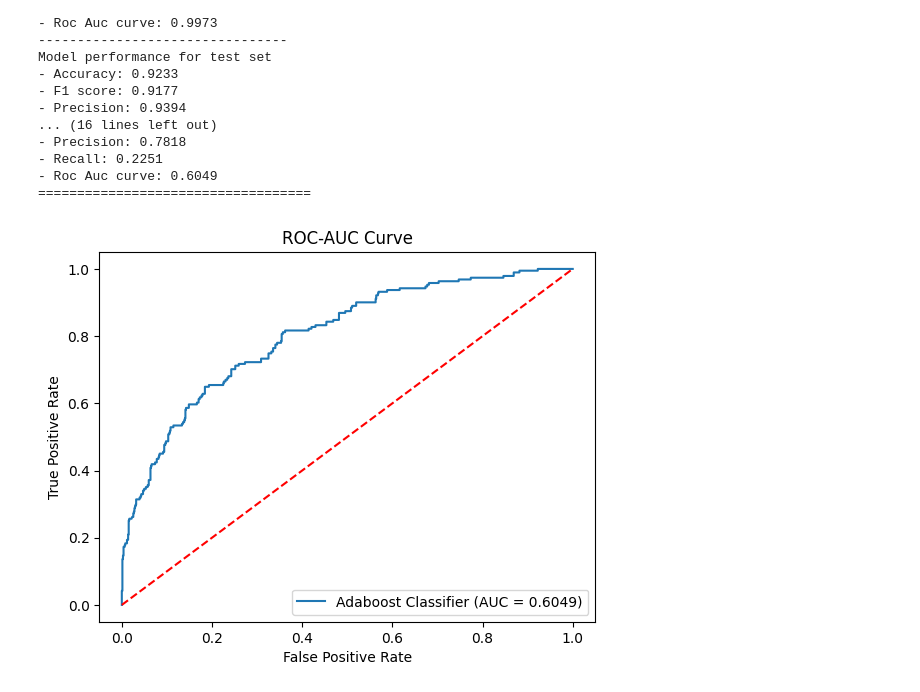
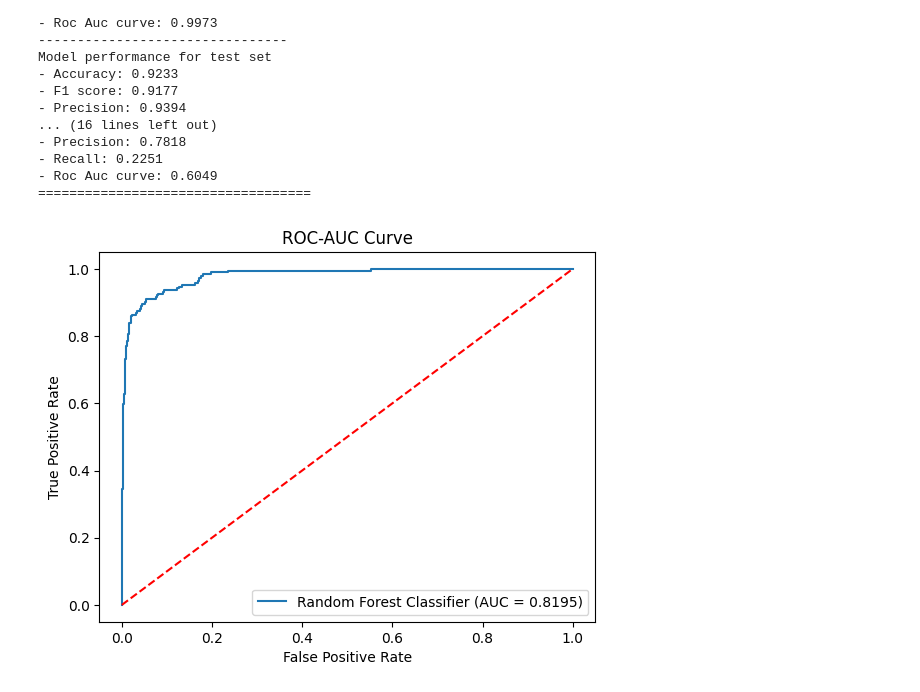
Before and after one commit to BinalPatel29/Udemy, a Jupyter notebook: Random forest/classification_implementation.ipynb, the cells around one changed output. Drawn from its saved outputs; the diff is of its cells as text; code cells hidden in the pictures.

Commit message:
classifier

```diff
--- a/Random forest/classification_implementation.ipynb
+++ b/Random forest/classification_implementation.ipynb
@@ -535,7 +535,7 @@ Model performance for test set
 - Roc Auc curve: 0.6049
 ===================================
 # %%
-## plot roc auc curve
+## plot roc auc curve  (Random forest classifer)
 import matplotlib.pyplot as plt
 from sklearn.ensemble import RandomForestClassifier
 from sklearn.metrics import roc_curve
@@ -544,37 +544,42 @@ plt.figure()
 
 auc_models = [
     {
-        'label': 'Adaboost Classifier',
-        'model': AdaBoostClassifier(n_estimators=80, learning_rate=1),
-        'auc': 0.6049
+        'label': 'Random Forest Classifier',
+        'model': RandomForestClassifier(
+            n_estimators=200,
+            min_samples_split=2,
+            max_features=7,
+            max_depth=15
+        ),
+        'auc': 0.8195
     }
 ]
 
 for algo in auc_models:
     model = algo['model']
     label = algo['label']
     given_auc = algo['auc']
 
     # Train model
     model.fit(x_train, y_train)
 
     # Predicted probabilities
     y_prob = model.predict_proba(x_test)[:, 1]
 
     # ROC curve
     fpr, tpr, _ = roc_curve(y_test, y_prob)
 
     # Plot using ONLY given AUC
     plt.plot(fpr, tpr, label=f"{label} (AUC = {given_auc:.4f})")
 
 # Baseline
 plt.plot([0, 1], [0, 1], 'r--')
 
 plt.xlabel('False Positive Rate')
 plt.ylabel('True Positive Rate')
 plt.title('ROC-AUC Curve')
 
 plt.legend(loc='lower right')
 plt.show()
 # %% [output]
-[figure, old version]
+[figure, new version]
```
Also changed, not shown: parts of 1 cell of this notebook.
